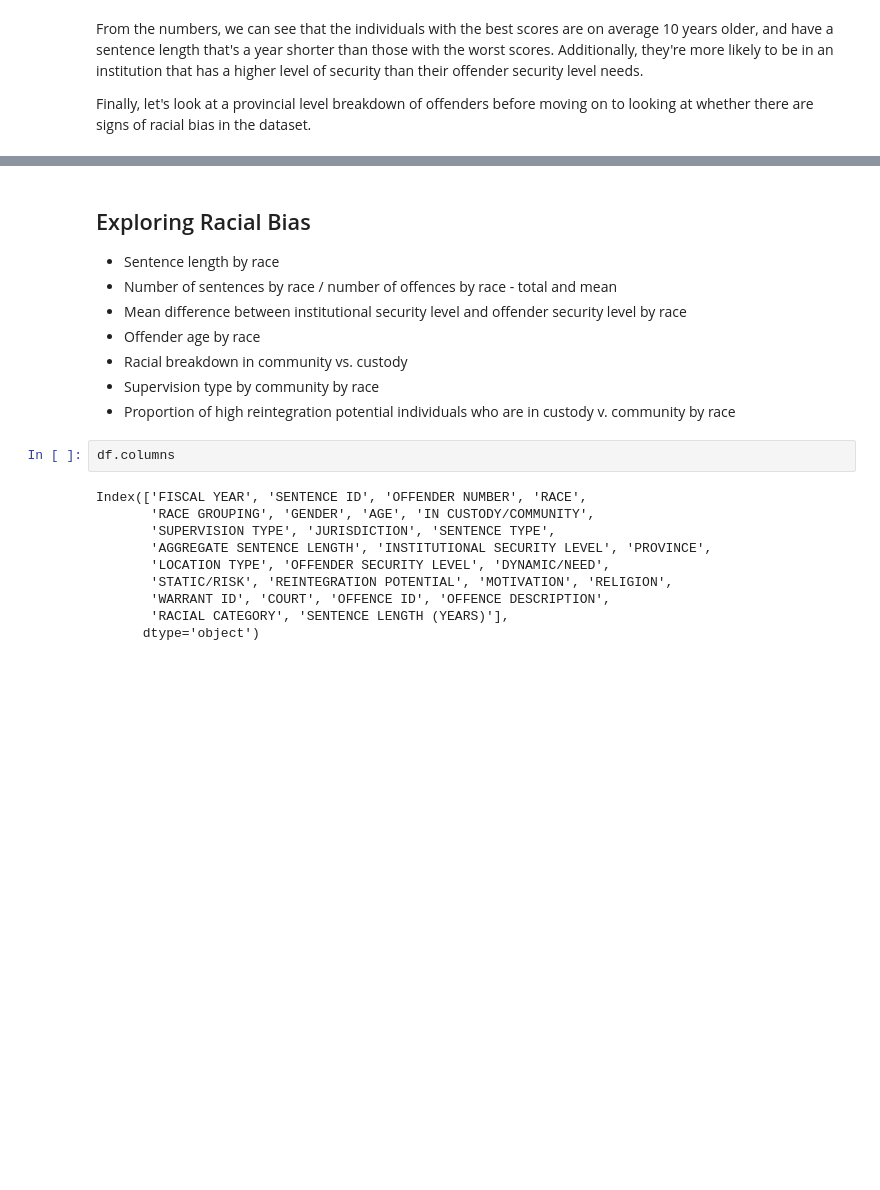
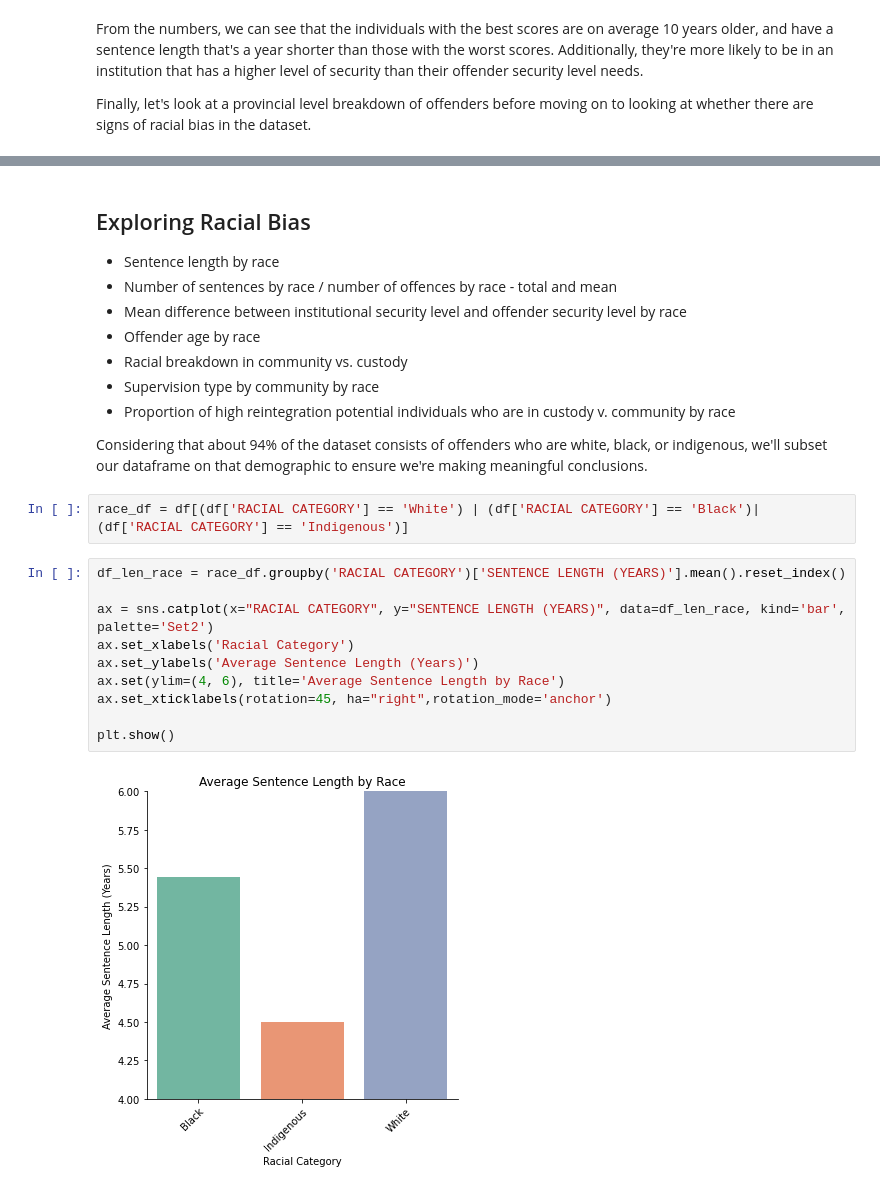
Before and after one commit to anastasiabizyayeva/Bias_Behind_Bars, a Jupyter notebook: EDA.ipynb, the cells around one changed output, grey strips where cells are left out. Drawn from its saved outputs; the diff is of its cells as text; blank space fills up the shorter version.

Commit message:
began exploration into racial bias

```diff
--- a/EDA.ipynb
+++ b/EDA.ipynb
@@ -468,15 +499,19 @@ plt.show()
 * Racial breakdown in community vs. custody
 * Supervision type by community by race
 * Proportion of high reintegration potential individuals who are in custody v. community by race
+
+Considering that about 94% of the dataset consists of offenders who are white, black, or indigenous, we'll subset our dataframe on that demographic to ensure we're making meaningful conclusions.
-# %%
-df.columns
-# %% [output]
-Index(['FISCAL YEAR', 'SENTENCE ID', 'OFFENDER NUMBER', 'RACE',
-       'RACE GROUPING', 'GENDER', 'AGE', 'IN CUSTODY/COMMUNITY',
-       'SUPERVISION TYPE', 'JURISDICTION', 'SENTENCE TYPE',
-       'AGGREGATE SENTENCE LENGTH', 'INSTITUTIONAL SECURITY LEVEL', 'PROVINCE',
-       'LOCATION TYPE', 'OFFENDER SECURITY LEVEL', 'DYNAMIC/NEED',
-       'STATIC/RISK', 'REINTEGRATION POTENTIAL', 'MOTIVATION', 'RELIGION',
-       'WARRANT ID', 'COURT', 'OFFENCE ID', 'OFFENCE DESCRIPTION',
-       'RACIAL CATEGORY', 'SENTENCE LENGTH (YEARS)'],
-      dtype='object')
+# %%
+race_df = df[(df['RACIAL CATEGORY'] == 'White') | (df['RACIAL CATEGORY'] == 'Black')| (df['RACIAL CATEGORY'] == 'Indigenous')]
+# %%
+df_len_race = race_df.groupby('RACIAL CATEGORY')['SENTENCE LENGTH (YEARS)'].mean().reset_index()
+
+ax = sns.catplot(x="RACIAL CATEGORY", y="SENTENCE LENGTH (YEARS)", data=df_len_race, kind='bar', palette='Set2')
+ax.set_xlabels('Racial Category')
+ax.set_ylabels('Average Sentence Length (Years)')
+ax.set(ylim=(4, 6), title='Average Sentence Length by Race')
+ax.set_xticklabels(rotation=45, ha="right",rotation_mode='anchor')
+
+plt.show()
+# %% [output]
+[figure, added]
```
Also changed, not shown: parts of 7 cells of this notebook.
